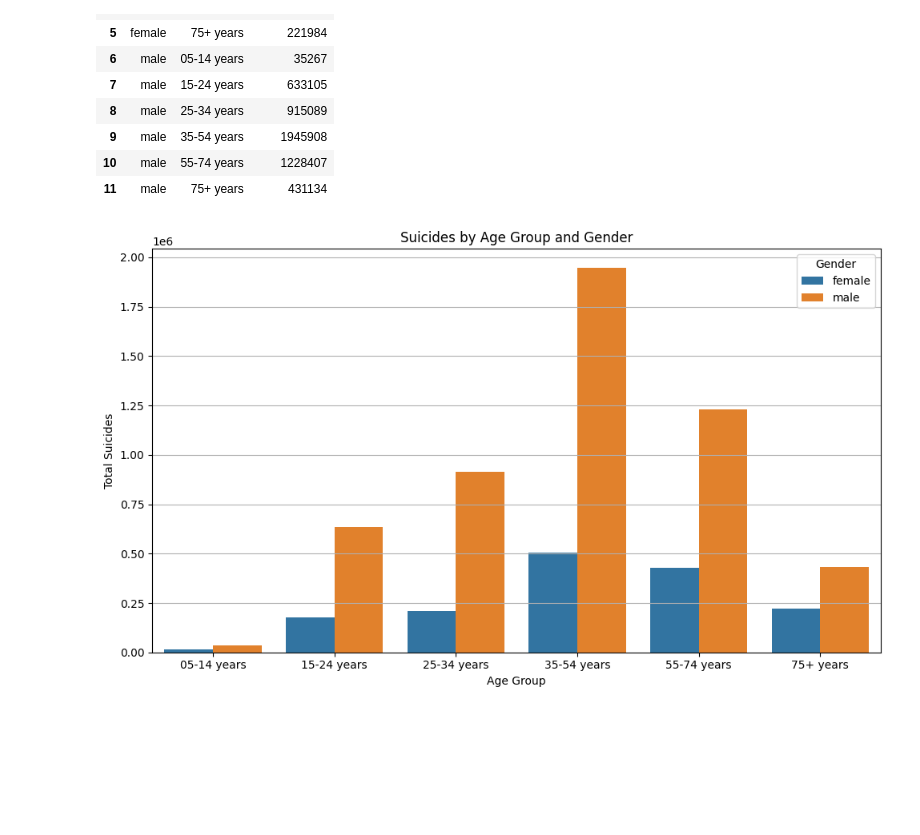
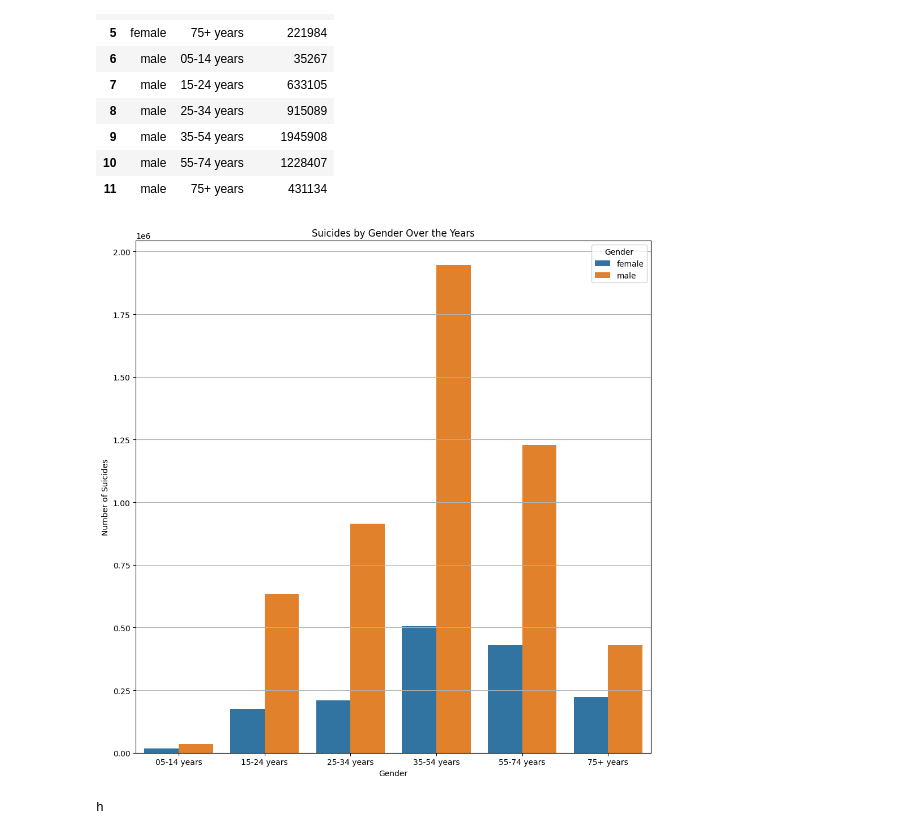
Before and after one commit to amitabh-7t/Suicide-Rates-Analysis-1985-2016, a Jupyter notebook: main.ipynb, the cells around one changed output. Cells and saved outputs as stored; diff of their text form; code cells hidden in the pictures; blank space fills up the shorter version.

```diff
--- a/main.ipynb
+++ b/main.ipynb
@@ -115,0 +171,5 @@ df["age"] = df["age"].str.replace("5-14 years","05-14 years")
+# %%
+from sklearn.preprocessing import LabelEncoder
+
+mapping = {"male":1, "female":0} # male -1 and female is 0
+df.sex = df.sex.map(mapping)
@@ -115,0 +203,5 @@ df["age"] = df["age"].str.replace("5-14 years","05-14 years")
+# %%
+mapping = {'15-24 years':1, '35-54 years':3, '75+ years':5, '25-34 years':2,
+           '55-74 years':4, '05-14 years':0}
+
+df.age = df.age.map(mapping)
@@ -135,7 +234,7 @@ plt.show()
 # %% [output]
 [figure]
 # %%
-gender_age_df = df.group
+gender_age_df = df.groupby(["sex", "age"],as_index=False)["suicides_no"].sum()
 # %%
 gender_age_df
 # %% [output]
@@ -153,5 +252,15 @@ gender_age_df
 | 10 | male | 55-74 years | 1228407 |
 | 11 | male | 75+ years | 431134 |
 # %%
+plt.figure(figsize = (10,10))
+sns.barplot(data = gender_age_df ,x='age' , y='suicides_no', hue ='sex')
+
+plt.xlabel("Gender")
+plt.ylabel("Number of Suicides")
+plt.title("Suicides by Gender Over the Years")
+plt.legend(title="Gender")
+plt.grid(True ,axis="y")
+plt.tight_layout()
+plt.show()
 # %% [output]
-[figure, old version]
+[figure, new version]
@@ -157,0 +286,4 @@ gender_age_df
+# %%
+print("h")
+# %% [output]
+h
```
Also changed, not shown: parts of 8 cells of this notebook.
